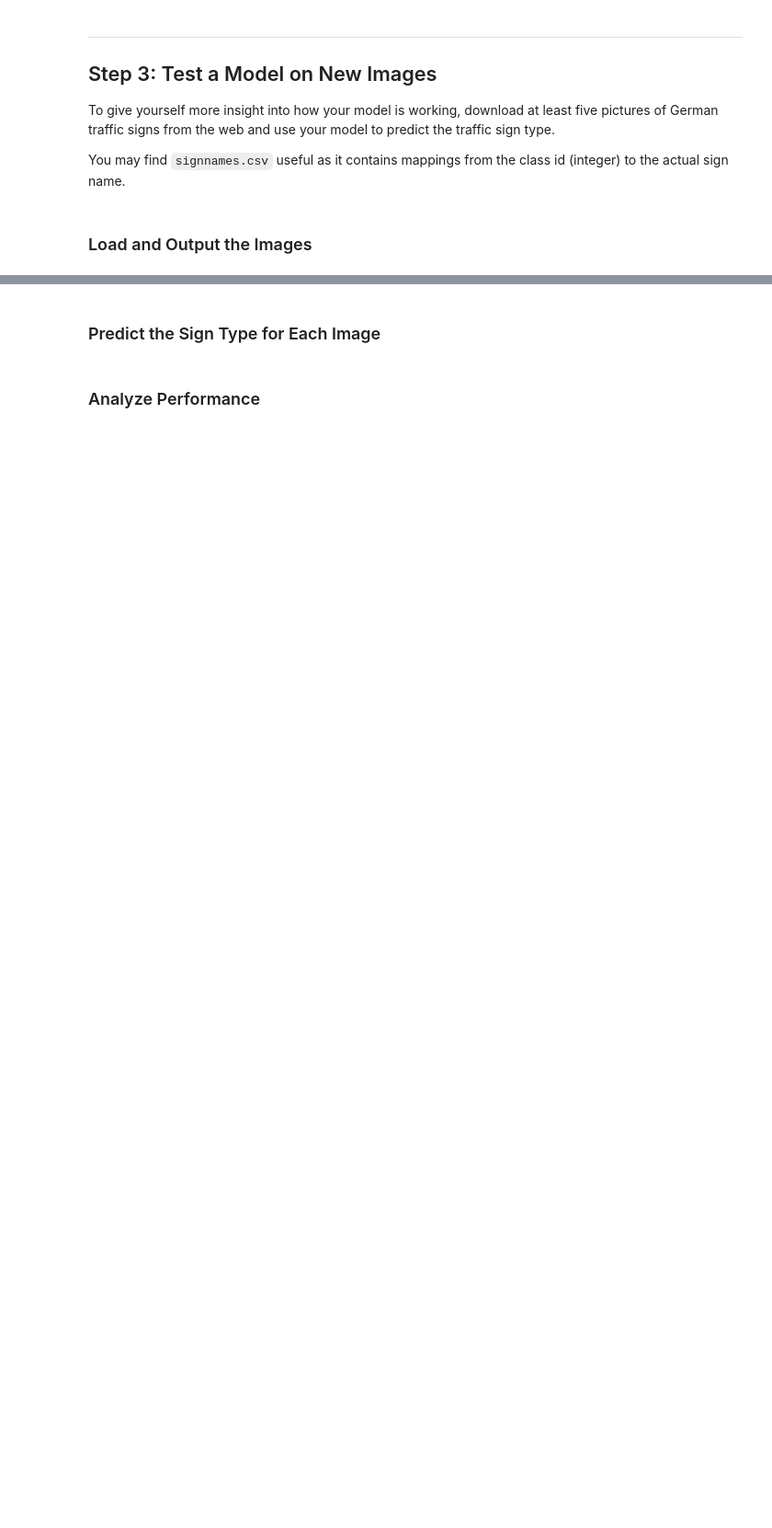
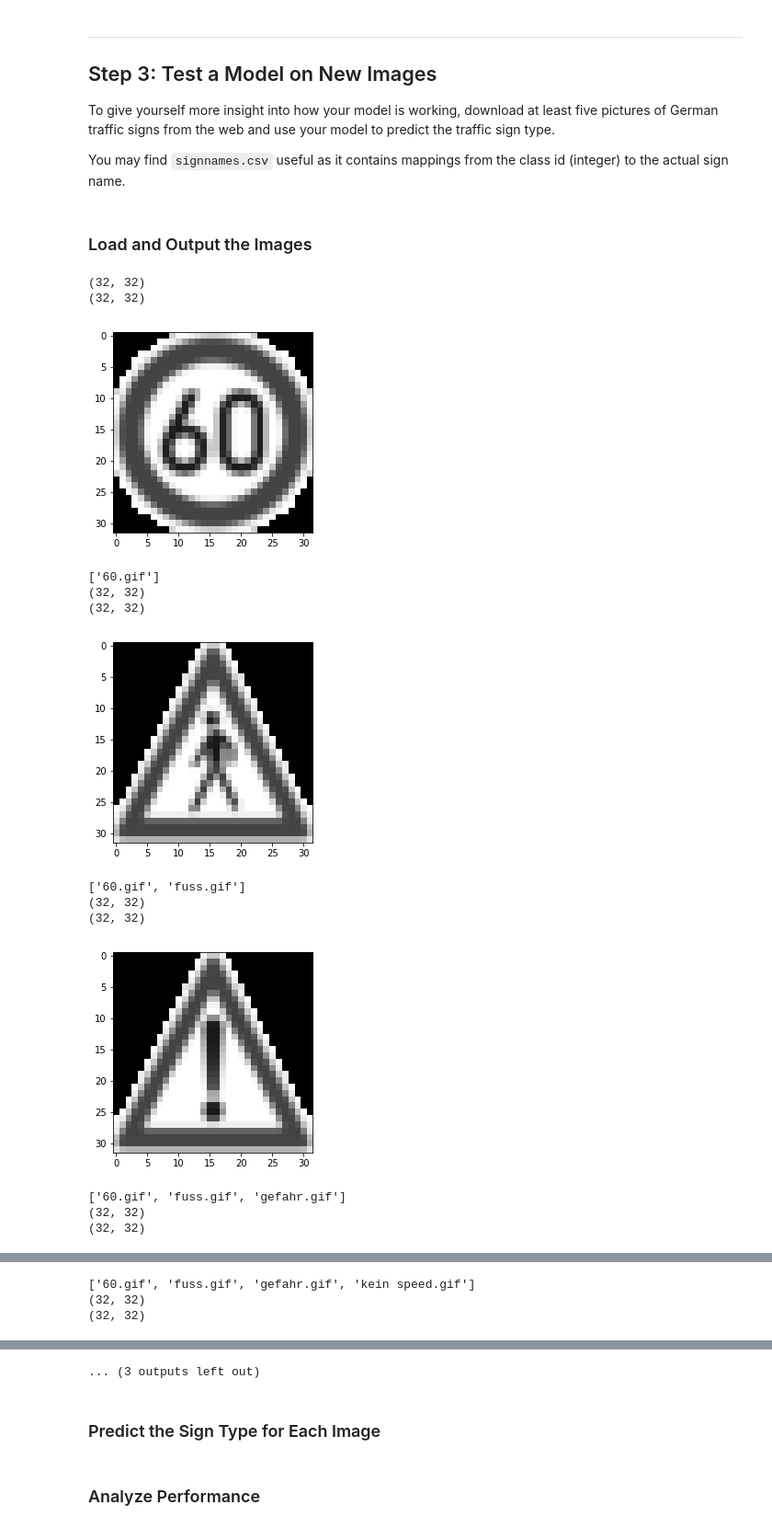
Before and after one commit to sameersg/P2-Traffic-Sign-Classifier-Project, a Jupyter notebook: Traffic_Sign_Classifier.ipynb, the cells around one changed output, grey strips where cells are left out. Shown at 92% size. Saved outputs shown, nothing was run; the diff lists cells and outputs as text; code cells hidden in the pictures; blank space fills up the shorter version.

Commit message:
still some tweaks needed

```diff
--- a/Traffic_Sign_Classifier.ipynb
+++ b/Traffic_Sign_Classifier.ipynb
@@ -336,0 +358,45 @@ You may find `signnames.csv` useful as it contains mappings from the class id (i
+# %%
+### Load the images and plot them here.
+### Feel free to use as many code cells as needed.
+import matplotlib.image as mpimg
+from scipy.misc import imsave, imresize
+import os
+
+test_images = []
+filenames = []
+
+for file_name in os.listdir("test_images/") :
+    image = mpimg.imread('test_images/' + file_name)
+   # plt.imshow(image)
+   # plt.show()
+    image = imresize(image, (32,32))
+    image = grayscale (image)
+    print(image.shape)
+    #Fix image Shape
+    #image = image[:,:,0:1]
+    print(image.shape)
+    image = min_max_normalization(image)
+    test_images.append(image)
+    filenames.append(file_name)
+    plt.imshow(image, cmap='gray')
+    plt.show()
+    print(filenames)
+
+
+test_images = np.array(test_images)
+test_images = test_images[..., newaxis]
+# %% [output]
+(32, 32)
+(32, 32)
+[figure, added]
+['60.gif']
+(32, 32)
+(32, 32)
+[figure, added]
+['60.gif', 'fuss.gif']
+(32, 32)
+(32, 32)
+[figure, added]
+['60.gif', 'fuss.gif', 'gefahr.gif']
+(32, 32)
+(32, 32)
@@ -336,0 +404,3 @@ You may find `signnames.csv` useful as it contains mappings from the class id (i
+['60.gif', 'fuss.gif', 'gefahr.gif', 'kein speed.gif']
+(32, 32)
+(32, 32)
@@ -337,3 +412,4 @@ You may find `signnames.csv` useful as it contains mappings from the class id (i
+... (3 outputs left out)
 # %% [markdown]
 ### Predict the Sign Type for Each Image
 # %%
```
Also changed, not shown: parts of 14 cells of this notebook, 10 other files.
